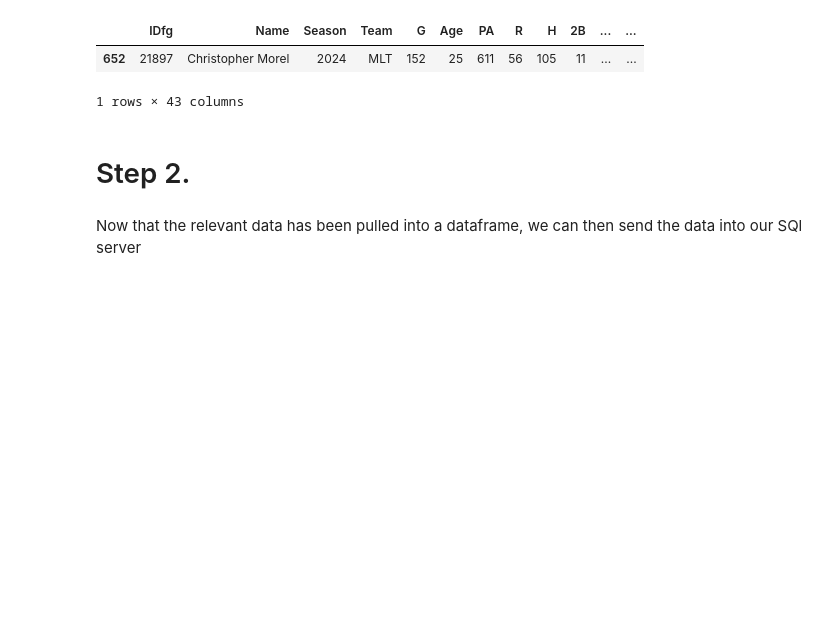
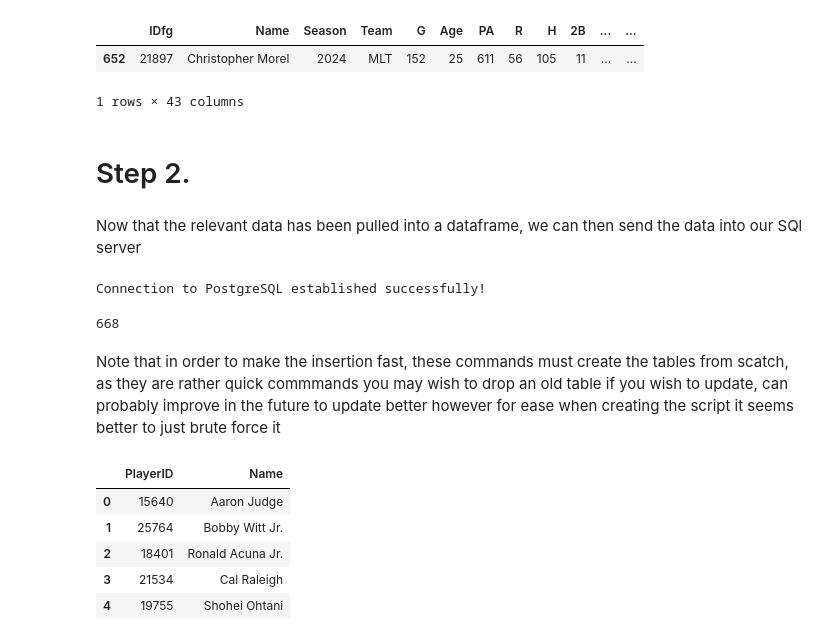
Before and after one commit to KyleDong03/MLB-War-Predictor, a Jupyter notebook: notebooks/Test Notebook.ipynb, the cells around one changed output. Cells and saved outputs as stored; diff of their text form; code cells hidden in the pictures; blank space fills up the shorter version.

```diff
--- a/notebooks/Test Notebook.ipynb
+++ b/notebooks/Test Notebook.ipynb
@@ -158,5 +158,44 @@ advStats = stats[['PlayerID','Season', 'Walks to Strikeouts Ratio', 'Line Drive
 # Finally we wish to keep the main batting stats together
 stats = stats[['PlayerID', 'Name', 'Position', 'Season', 'Team', 'Games Played', 'Age', 'Plate Appearances', 'Runs', 'Hits', 'Doubles', 'Triples', 'Home Runs', 'Runs Batted In', 'Stolen Bases', 'Caught Stealing', 'Walks', 'Strikeouts', 'Batting Average', 'On-base Percentage', 'Slugging Percentage', 'On-base Plus Slugging']]
 # %%
-# We will be using SQLAlchemy to interface with the MYSQL database
-import sqlalchemy as db
+# We will be using SQLAlchemy and psycopg2 to interface with the PostgreSQL database
+from sqlalchemy import create_engine
+
+from dotenv import load_dotenv
+
+# Import the environment variables containing the database connection info for safe access
+load_dotenv()
+
+# Create the database engine to connect to the PostgreSQL database
+engine = create_engine(f"postgresql+psycopg2://{os.getenv('DB_USER')}:{os.getenv('DB_PASSWORD')}@{os.getenv('DB_HOST')}:{os.getenv('DB_PORT')}/{os.getenv('DB_NAME')}")
+
+try:
+    connection = engine.connect()
+    print("Connection to PostgreSQL established successfully!")
+except Exception as e:
+    print(f"Connection failed! Error: {e}")
+# %% [output]
+Connection to PostgreSQL established successfully!
+# %%
+# Create the tables and insert the data in the PostgreSQL database
+players.to_sql('Players', engine, if_exists='fail', index=False, method='multi', chunksize=1000)
+WARVals.to_sql('WARVals', engine, if_exists='fail', index=False, method='multi', chunksize=1000)
+advStats.to_sql('AdvStats', engine, if_exists='fail', index=False, method='multi', chunksize=1000)
+stats.to_sql('Stats', engine, if_exists='fail', index=False, method='multi', chunksize=1000)
+# %% [output]
+668
+# %% [markdown]
+Note that in order to make the insertion fast, these commands must create the tables from scatch, as they are rather quick commmands you may wish to drop an old table if you wish to update, can probably improve in the future to update better however for ease when creating the script it seems better to just brute force it
+# %%
+# Run a sanity check to ensure the data was written correctly to Players table
+query = 'SELECT * FROM "Players";'
+
+playerData = pd.read_sql(query, connection)
+playerData.head()
+# %% [output]
+|  | PlayerID | Name |
+| 0 | 15640 | Aaron Judge |
+| 1 | 25764 | Bobby Witt Jr. |
+| 2 | 18401 | Ronald Acuna Jr. |
+| 3 | 21534 | Cal Raleigh |
+| 4 | 19755 | Shohei Ohtani |
```
Also changed, not shown: parts of 4 cells of this notebook, 1 other file.
